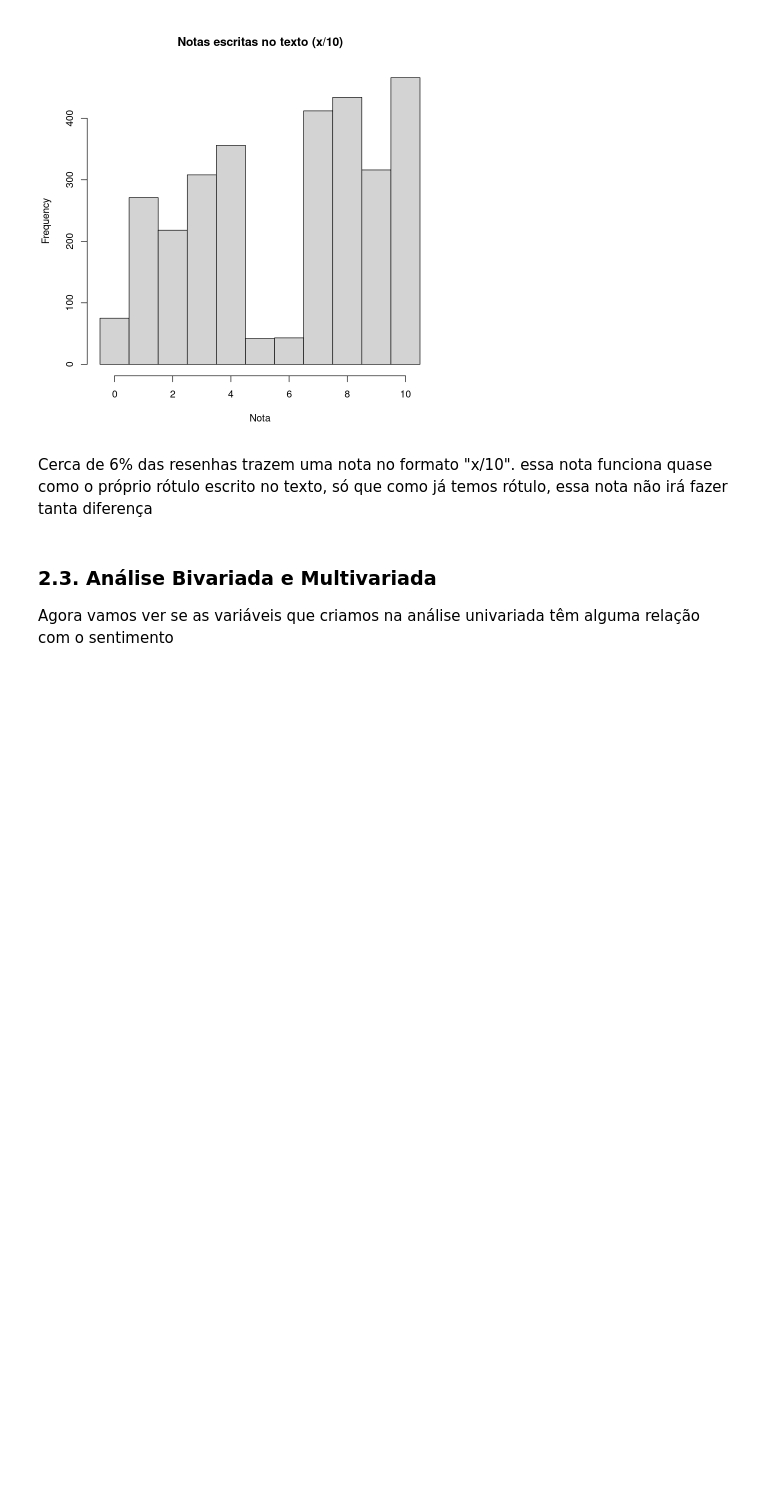
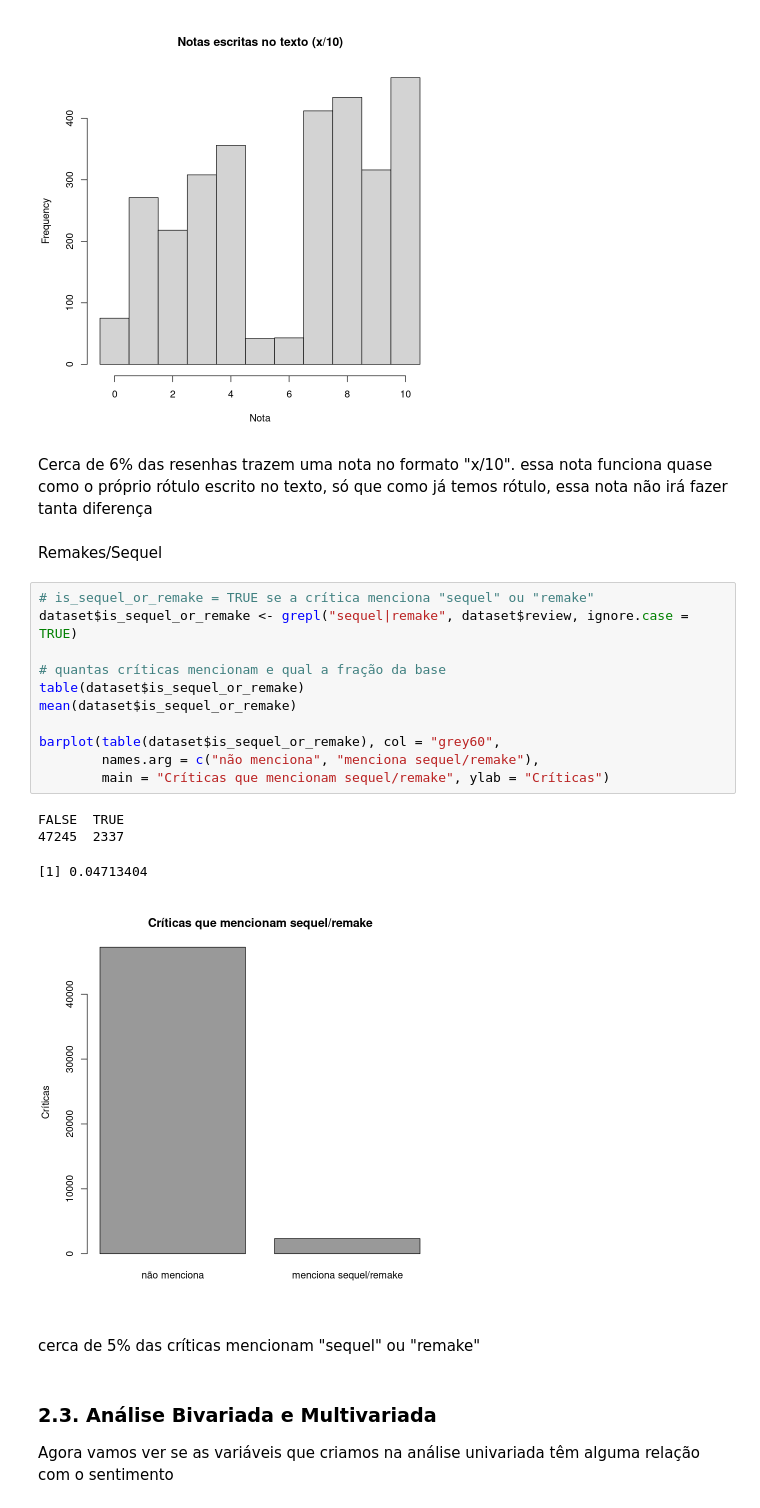
Before and after one commit to AmandaTrinity/estatistica, a Jupyter notebook: main.ipynb, the cells around one changed output. Cells and saved outputs as stored; diff of their text form; blank space fills up the shorter version.

```diff
--- a/main.ipynb
+++ b/main.ipynb
@@ -169,6 +192,26 @@ hist(dataset$rating, breaks = -0.5:10.5, main = "Notas escritas no texto (x/10)"
 [figure]
 # %% [markdown]
 Cerca de 6% das resenhas trazem uma nota no formato "x/10". essa nota funciona quase como o próprio rótulo escrito no texto, só que como já temos rótulo, essa nota não irá fazer tanta diferença
+# %% [markdown]
+Remakes/Sequel
+# %%
+# is_sequel_or_remake = TRUE se a crítica menciona "sequel" ou "remake"
+dataset$is_sequel_or_remake <- grepl("sequel|remake", dataset$review, ignore.case = TRUE)
+
+# quantas críticas mencionam e qual a fração da base
+table(dataset$is_sequel_or_remake)
+mean(dataset$is_sequel_or_remake)
+
+barplot(table(dataset$is_sequel_or_remake), col = "grey60",
+        names.arg = c("não menciona", "menciona sequel/remake"),
+        main = "Críticas que mencionam sequel/remake", ylab = "Críticas")
+# %% [output]
+FALSE  TRUE
+47245  2337
+[1] 0.04713404
+[figure, added]
+# %% [markdown]
+cerca de 5% das críticas mencionam "sequel" ou "remake"
 # %% [markdown]
 ### 2.3. Análise Bivariada e Multivariada
 
```
Also changed, not shown: parts of 42 cells of this notebook, 2 other files.
